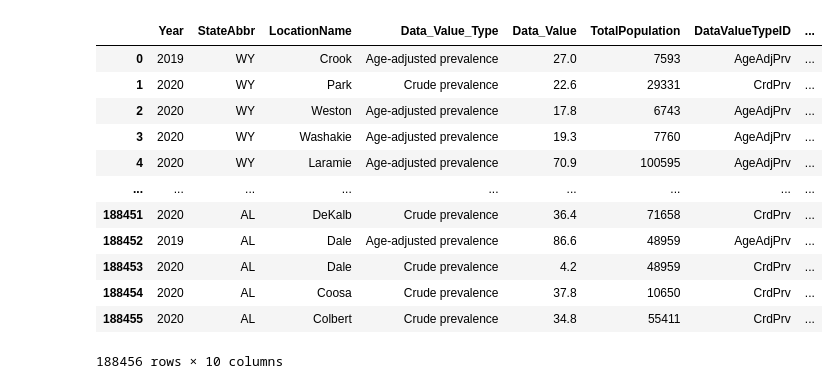
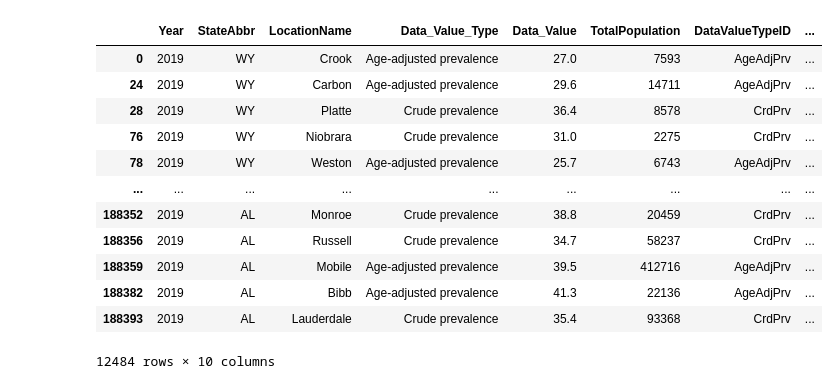
Before and after one commit to codyallison/Project3-Greenspace-Health, a Jupyter notebook: code/datacleanup.ipynb, the cells around one changed output. Drawn from its saved outputs; the diff is of its cells as text; code cells hidden in the pictures.

Commit message:
more data cleanup

```diff
--- a/code/datacleanup.ipynb
+++ b/code/datacleanup.ipynb
@@ -28,0 +49,14 @@ list(df.columns)
+# %%
+new_df = df.loc[df['Measure'].isin(
+                        ['High blood pressure among adults aged >=18 years',
+                         'No leisure-time physical activity among adults aged >=18 years'
+                         'Binge drinking among adults aged >=18 years',
+                         'Mental health not good for >=14 days among adults aged >=18 years',
+                         'Current smoking among adults aged >=18 years',
+                         'Sleeping less than 7 hours among adults aged >=18 years',
+                         'Obesity among adults aged >=18 years',
+                         'Depression among adults aged >=18 years',
+                         'High cholesterol among adults aged >=18 years who have been screened in the past 5 years'])]
+
+new_df = new_df.loc[new_df['Year'] == 2019]
+new_df
@@ -29,7 +77,7 @@ list(df.columns)
 # %%
 ## Clean the DataFrame and only show the columns we need
 
-df = df[['Year',
+new_df = new_df[['Year',
  'StateAbbr',
  'LocationName',
  'Data_Value_Type',
@@ -39,8 +87,8 @@ df = df[['Year',
  'MeasureId',
  'DataValueTypeID',
  'Short_Question_Text',
- 'Geolocation',]]
-df.dropna()
+ 'Geolocation']]
+new_df.dropna()
 # %% [output]
 |  | Year | StateAbbr | LocationName | Data_Value_Type | Data_Value | TotalPopulation | CategoryID | MeasureId | ... |
 | 0 | 2019 | WY | Crook | Age-adjusted prevalence | 27.0 | 7593 | HLTHOUT | BPHIGH | ... |
@@ -63,7 +115,7 @@ lats = []
 lons = []
 
 ## Iterate through the rows
-for i in df['Geolocation']:
+for i in new_df['Geolocation']:
     ## Set each item to a string
     s = str(i)
     # get lon-lat from "POINT (lon lat)"
@@ -74,10 +126,10 @@ for i in df['Geolocation']:
 
     try:
         lats.append(l[1])
-        print(l[1])
+
     except:
         lats.append('')
-        print('this row has no data')
+
     try:
         lons.append(l[0])
 
@@ -88,6 +140,6 @@ for i in df['Geolocation']:
 
 
     ## Use a list comprehension to turn the string values in the list back in to floats
-df['Lat'] = lats
-df['Lon'] = lons
+new_df['Lat'] = lats
+new_df['Lon'] = lons
 # %% [output]
@@ -111,20 +156,20 @@ df['Lon'] = lons
 # %%
 ## Show the DataFrame again with the new location values
-df = df.drop(columns = ['CategoryID', 'MeasureId', 'Geolocation'])
-df
+final_df = new_df.drop(columns = ['CategoryID', 'MeasureId', 'Geolocation'])
+final_df
 # %% [output]
 |  | Year | StateAbbr | LocationName | Data_Value_Type | Data_Value | TotalPopulation | DataValueTypeID | ... |
 | 0 | 2019 | WY | Crook | Age-adjusted prevalence | 27.0 | 7593 | AgeAdjPrv | ... |
-| 1 | 2020 | WY | Park | Crude prevalence | 22.6 | 29331 | CrdPrv | ... |
-| 2 | 2020 | WY | Weston | Age-adjusted prevalence | 17.8 | 6743 | AgeAdjPrv | ... |
-| 3 | 2020 | WY | Washakie | Age-adjusted prevalence | 19.3 | 7760 | AgeAdjPrv | ... |
-| 4 | 2020 | WY | Laramie | Age-adjusted prevalence | 70.9 | 100595 | AgeAdjPrv | ... |
+| 24 | 2019 | WY | Carbon | Age-adjusted prevalence | 29.6 | 14711 | AgeAdjPrv | ... |
+| 28 | 2019 | WY | Platte | Crude prevalence | 36.4 | 8578 | CrdPrv | ... |
+| 76 | 2019 | WY | Niobrara | Crude prevalence | 31.0 | 2275 | CrdPrv | ... |
+| 78 | 2019 | WY | Weston | Age-adjusted prevalence | 25.7 | 6743 | AgeAdjPrv | ... |
 | ... | ... | ... | ... | ... | ... | ... | ... | ... |
-| 188451 | 2020 | AL | DeKalb | Crude prevalence | 36.4 | 71658 | CrdPrv | ... |
-| 188452 | 2019 | AL | Dale | Age-adjusted prevalence | 86.6 | 48959 | AgeAdjPrv | ... |
-| 188453 | 2020 | AL | Dale | Crude prevalence | 4.2 | 48959 | CrdPrv | ... |
-| 188454 | 2020 | AL | Coosa | Crude prevalence | 37.8 | 10650 | CrdPrv | ... |
-| 188455 | 2020 | AL | Colbert | Crude prevalence | 34.8 | 55411 | CrdPrv | ... |
+| 188352 | 2019 | AL | Monroe | Crude prevalence | 38.8 | 20459 | CrdPrv | ... |
+| 188356 | 2019 | AL | Russell | Crude prevalence | 34.7 | 58237 | CrdPrv | ... |
+| 188359 | 2019 | AL | Mobile | Age-adjusted prevalence | 39.5 | 412716 | AgeAdjPrv | ... |
+| 188382 | 2019 | AL | Bibb | Age-adjusted prevalence | 41.3 | 22136 | AgeAdjPrv | ... |
+| 188393 | 2019 | AL | Lauderdale | Crude prevalence | 35.4 | 93368 | CrdPrv | ... |
-188456 rows × 10 columns
+12484 rows × 10 columns
 # %%
 ## Changing column types
```
Also changed, not shown: parts of 9 cells of this notebook, 3 other files.
